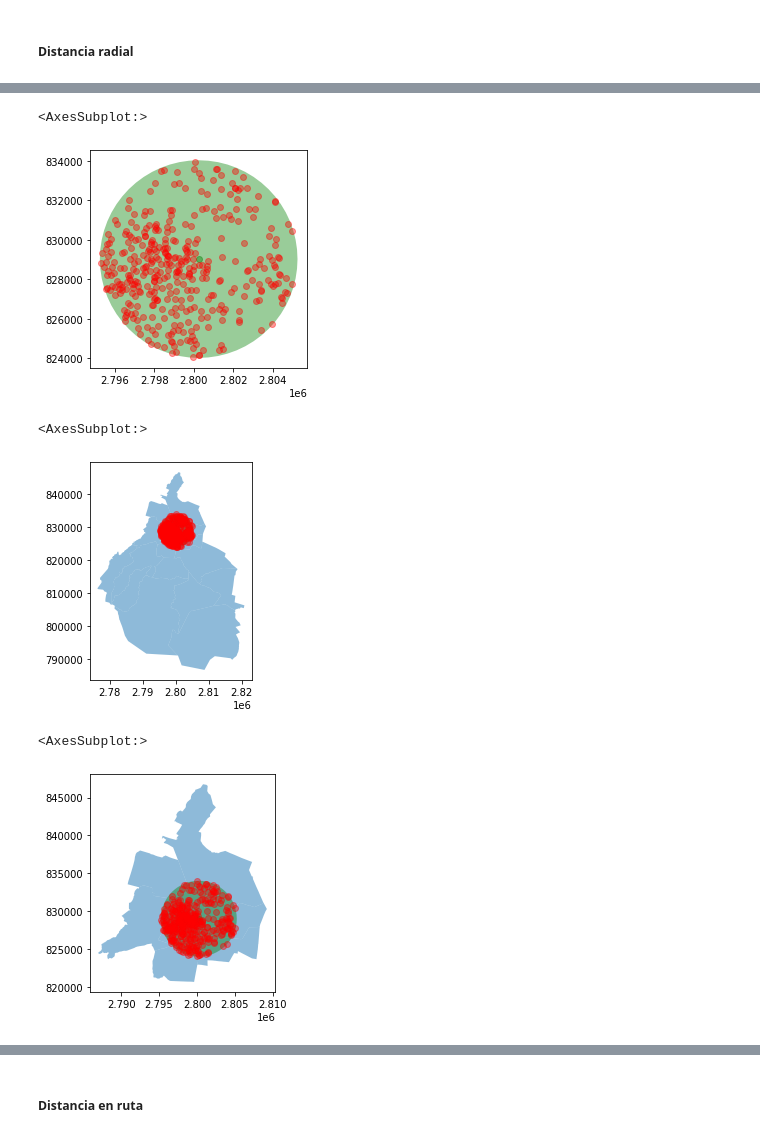
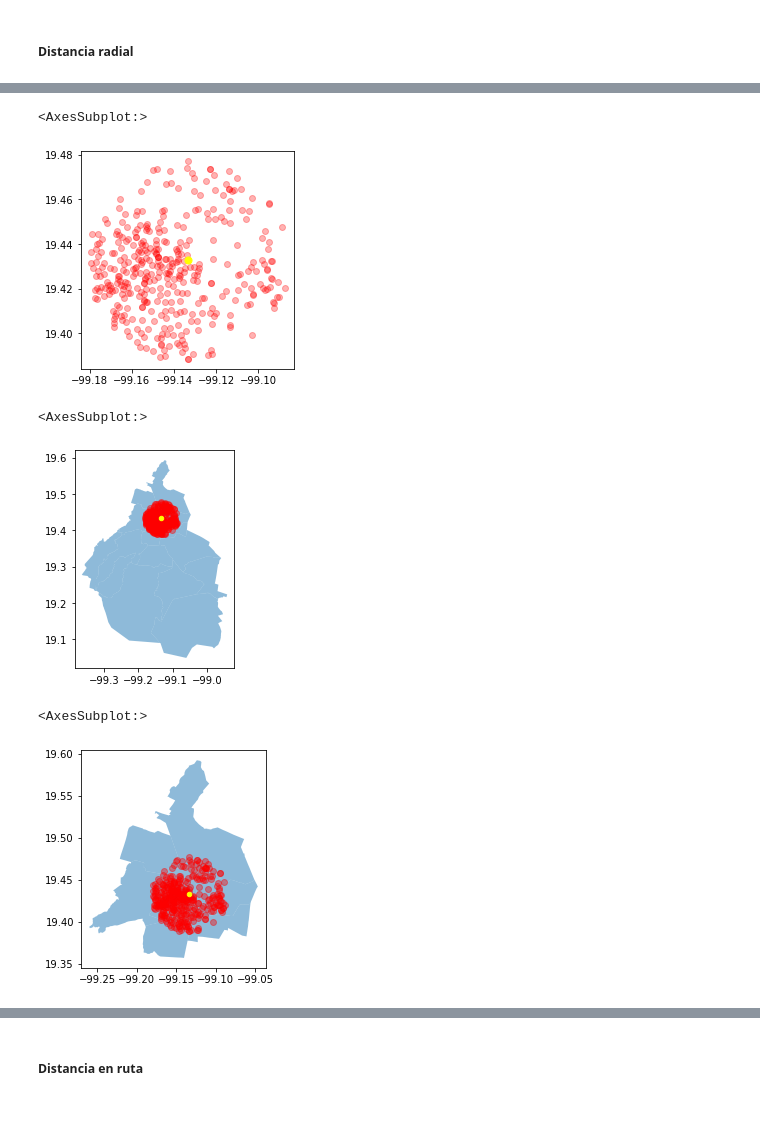
Before and after one commit to andreslomeliv/DatosMex, a Jupyter notebook: INEGIpy/README.ipynb, the cells around one changed output, grey strips where cells are left out. Cells and saved outputs as stored; diff of their text form; code cells hidden in the pictures; blank space fills up the shorter version.

```diff
--- a/INEGIpy/README.ipynb
+++ b/INEGIpy/README.ipynb
@@ -66,12 +933,5 @@ marco = MarcoGeoestadistico()
 # %%
 # construimos una capa para la zona a buscar
-locator = Nominatim(user_agent='denue_app')
-locator_resp = locator.geocode('Zócalo, Cuauhtémoc, Ciudad de México')
-lat, lng = locator_resp.latitude, locator_resp.longitude
-punto = Point(lng, lat)
-zocalo = gpd.GeoDataFrame([punto], columns=['geometry'])
-zocalo.crs = 'EPSG:4326' # como creamos la capa no tiene un CRS asociado
-zocalo = zocalo.to_crs('EPSG:6372') # este crs nos permite realizar operaciones en metros en vez de grados en Ciudad de México
-zocalo = pd.concat([zocalo, gpd.GeoDataFrame([zocalo.geometry.iloc[0].buffer(5000)], columns=['geometry'])], axis=0)
-zocalo.plot(alpha=0.6, color='green')
+zocalo = ruteo.BuscarDestino(busqueda = 'zócalo, ciudad de m', cantidad = 1)
+display(zocalo)
 # %% [output]
@@ -80,38 +940,37 @@ zocalo.plot(alpha=0.6, color='green')
 # %%
 # utilizamos el DENUE para obtener una capa con los establecimientos en un radio de 5 km
 # inicié queriendo ver todos los establecimientos pero son demasiados para hacer buenos visuales así que acoté a solo los Oxxos
+lat, lng = zocalo.geometry.iloc[0].y, zocalo.geometry.iloc[0].x
 estabs = denue.Buscar('oxxo',lat,lng,5000)
-estabs = estabs.to_crs('EPSG:6372')
 
-ax = zocalo.plot(alpha=0.4, color='green')
-estabs.plot(ax=ax, alpha=0.4, color='red')
+ax = zocalo.plot(color='yellow', zorder=2, markersize=50)
+estabs.plot(ax=ax, alpha=0.3, color='red', zorder=1)
 # %% [output]
 <AxesSubplot:>
-[figure, old version]
+[figure, new version]
 # %%
 # utilizamos el marco geostadistico para obtener la capa del area geografica sobre la que plotear
 # Si no conoces la clave de alguna entidad, municipio o localidad la puedes buscar por nombre en el marco geoestadístico
 
 # regresa todas las manzanas en CDMX
 muns = marco.Municipios(entidades='09')
-muns = muns.to_crs('EPSG:6372')
 
 ax = muns.plot(alpha = 0.5)
-zocalo.plot(ax=ax, color='green', alpha=0.4)
+zocalo.plot(ax=ax, color='yellow', zorder=2, markersize=20)
 estabs.plot(ax=ax, color='red', alpha=0.4)
 # %% [output]
 <AxesSubplot:>
-[figure, old version]
+[figure, new version]
 # %%
-# reducimos a solo los municipios en el area
+# reducimos a solo los municipios en el area con un join espacial
 
-muns = muns[muns.geometry.intersects(zocalo.geometry.iloc[1])] # zocalo.geometry.iloc[1] es el buffer
+muns = gpd.sjoin(muns, estabs).dissolve('cve_agem')
 
 ax = muns.plot(alpha = 0.5)
-zocalo.plot(ax=ax, color='green', alpha=0.4)
+zocalo.plot(ax=ax, color='yellow', zorder=2, markersize=20)
 estabs.plot(ax=ax, color='red', alpha=0.4)
 # %% [output]
 <AxesSubplot:>
-[figure, old version]
+[figure, new version]
 # %%
 # ya podemos hacer operaciones y obtener datos como las distancias al punto definido:
```
Also changed, not shown: parts of 56 cells of this notebook, 3 other files.
